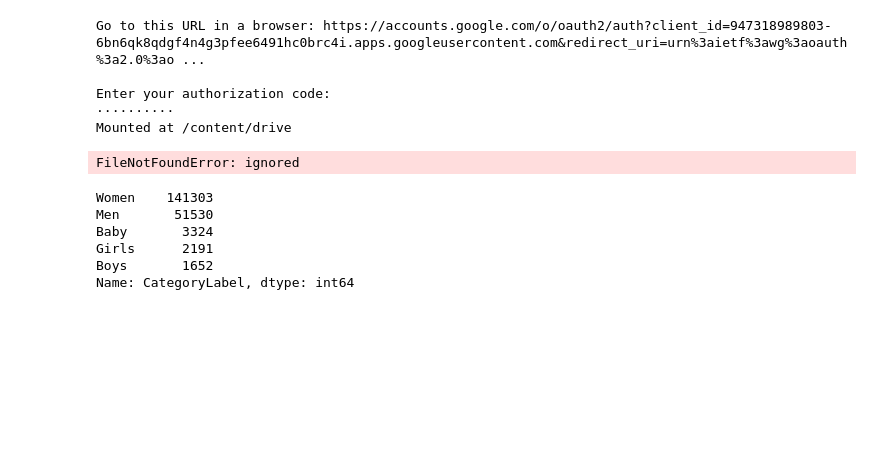
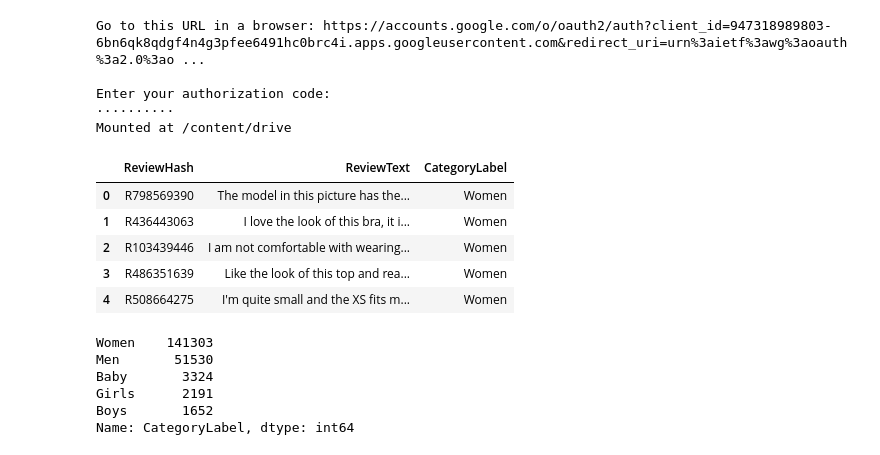
Before and after one commit to tpmarsha/ML2AmazonKaggle, a Jupyter notebook: Category_Prediction.ipynb, the cells around one changed output. Saved outputs shown, nothing was run; the diff lists cells and outputs as text; code cells hidden in the pictures; blank space fills up the shorter version.

```diff
--- a/Category_Prediction.ipynb
+++ b/Category_Prediction.ipynb
@@ -43,12 +43,17 @@ Enter your authorization code:
 ··········
 Mounted at /content/drive
 # %%
-root_path = 'content/drive/My Drive/Team 3 Kaggle Competition ML2/'
+root_path = '/content/drive/My Drive/Team 3 Kaggle Competition ML2/'
 df= pd.read_csv(root_path + 'train_CategoryPrediction.csv',
                index_col=0)
 df.head(5)
 # %% [output]
-FileNotFoundError: ignored
+|  | ReviewHash | ReviewText | CategoryLabel |
+| 0 | R798569390 | The model in this picture has the... | Women |
+| 1 | R436443063 | I love the look of this bra, it i... | Women |
+| 2 | R103439446 | I am not comfortable with wearing... | Women |
+| 3 | R486351639 | Like the look of this top and rea... | Women |
+| 4 | R508664275 | I'm quite small and the XS fits m... | Women |
 # %%
 display(df['CategoryLabel'].value_counts())
 # %% [output]
```
Also changed, not shown: parts of 10 cells of this notebook.
